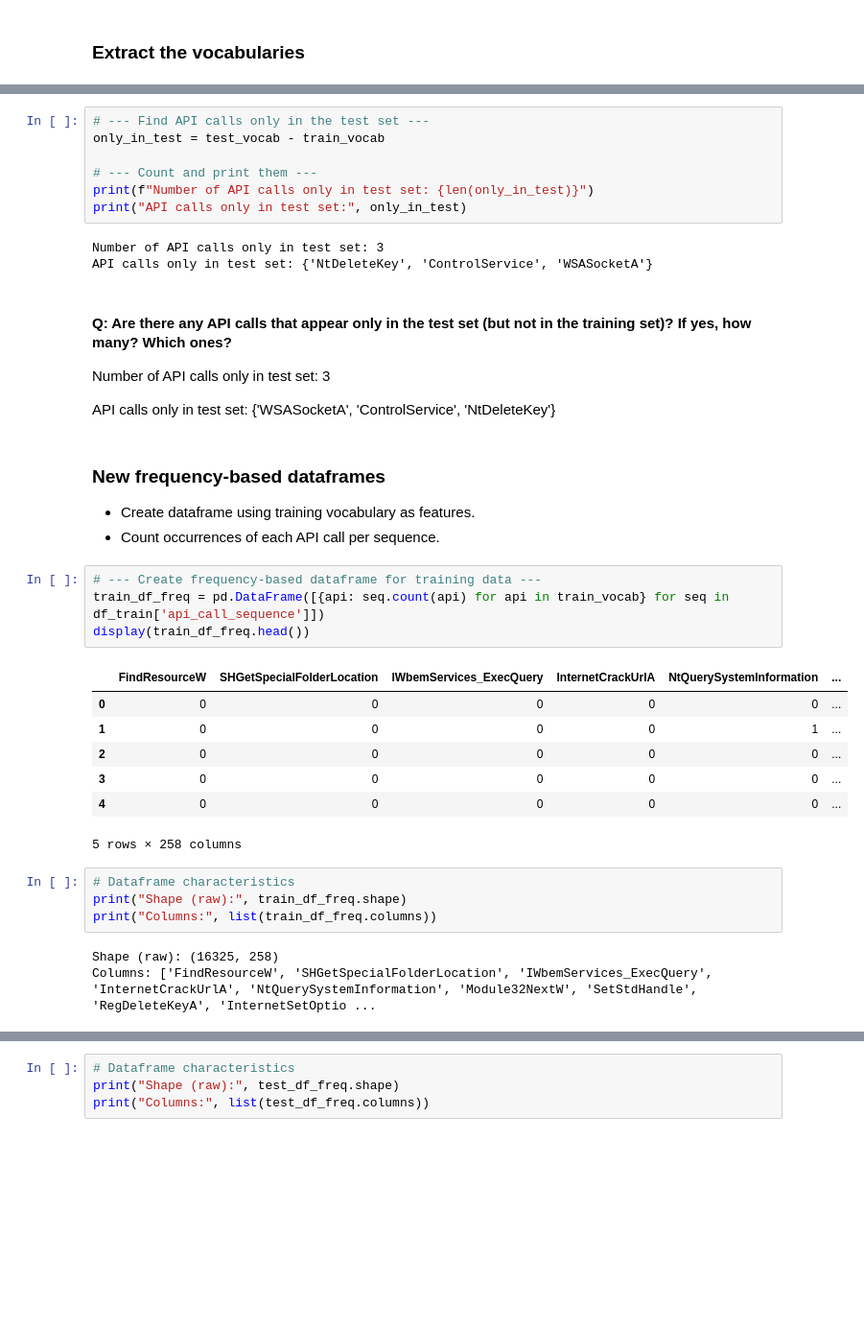
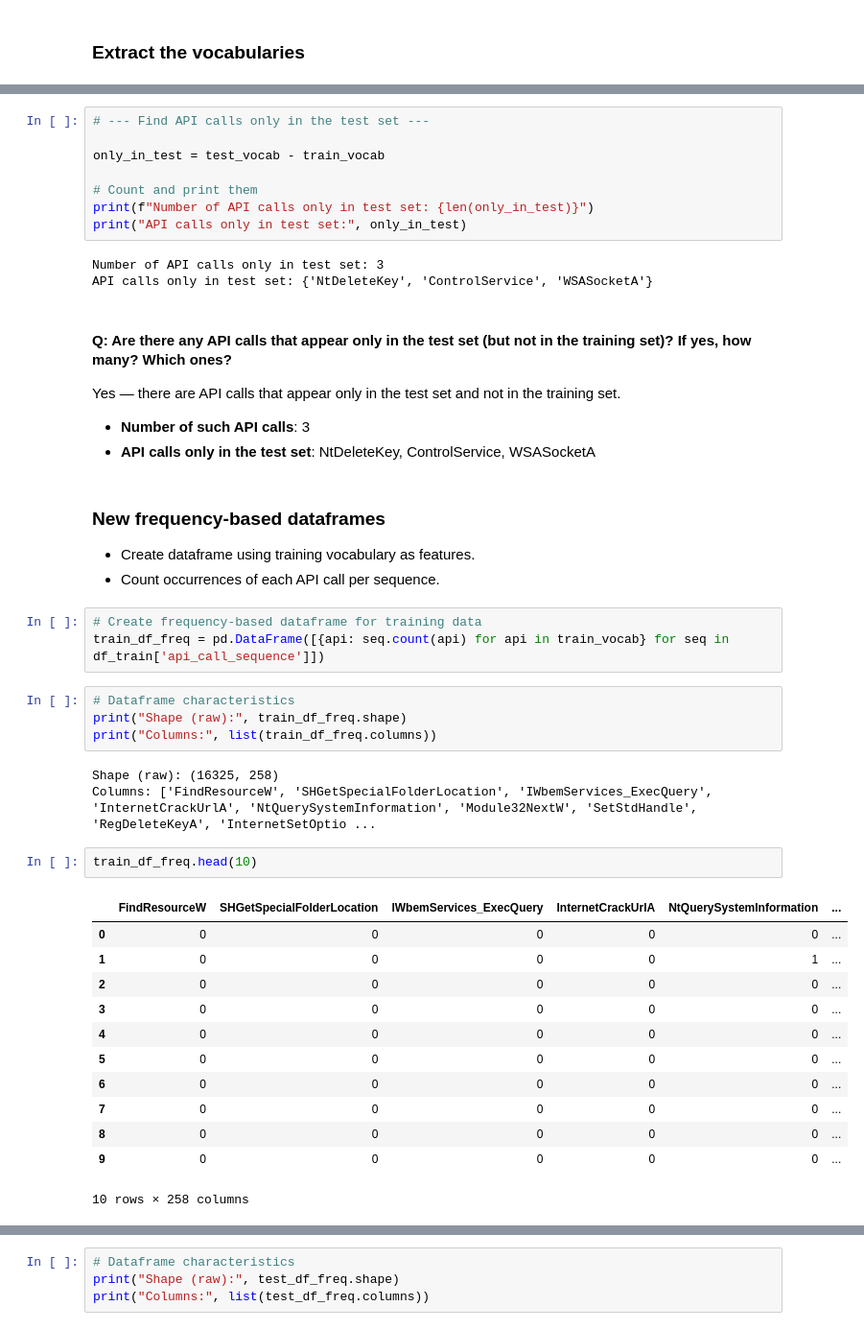
Before and after one commit to AImSecure/Laboratory2, a Jupyter notebook: lab/notebooks/Lab2_FFNN_RNN_GNN.ipynb, the cells around one changed output, grey strips where cells are left out. Shown at 96% size. Saved outputs shown, nothing was run; the diff lists cells and outputs as text; blank space fills up the shorter version.

```diff
--- a/lab/notebooks/Lab2_FFNN_RNN_GNN.ipynb
+++ b/lab/notebooks/Lab2_FFNN_RNN_GNN.ipynb
@@ -268,8 +262,9 @@ API calls only in train set: {'InternetReadFile', 'RtlRemoveVectoredExceptionHan
 # %%
 # --- Find API calls only in the test set ---
+
 only_in_test = test_vocab - train_vocab
 
-# --- Count and print them ---
+# Count and print them
 print(f"Number of API calls only in test set: {len(only_in_test)}")
 print("API calls only in test set:", only_in_test)
 # %% [output]
@@ -278,26 +273,18 @@ API calls only in test set: {'NtDeleteKey', 'ControlService', 'WSASocketA'}
 # %% [markdown]
 #### Q: Are there any API calls that appear only in the test set (but not in the training set)? If yes, how many? Which ones?
 
-Number of API calls only in test set: 3
+Yes — there are API calls that appear only in the test set and not in the training set.
 
-API calls only in test set: {'WSASocketA', 'ControlService', 'NtDeleteKey'}
+- **Number of such API calls**: 3
+- **API calls only in the test set**: NtDeleteKey, ControlService, WSASocketA
 # %% [markdown]
 ### New frequency-based dataframes
 
 - Create dataframe using training vocabulary as features.
 - Count occurrences of each API call per sequence.
 # %%
-# --- Create frequency-based dataframe for training data ---
+# Create frequency-based dataframe for training data
 train_df_freq = pd.DataFrame([{api: seq.count(api) for api in train_vocab} for seq in df_train['api_call_sequence']])
-display(train_df_freq.head())
-# %% [output]
-|  | FindResourceW | SHGetSpecialFolderLocation | IWbemServices_ExecQuery | InternetCrackUrlA | NtQuerySystemInformation | ... |
-| 0 | 0 | 0 | 0 | 0 | 0 | ... |
-| 1 | 0 | 0 | 0 | 0 | 1 | ... |
-| 2 | 0 | 0 | 0 | 0 | 0 | ... |
-| 3 | 0 | 0 | 0 | 0 | 0 | ... |
-| 4 | 0 | 0 | 0 | 0 | 0 | ... |
-5 rows × 258 columns
 # %%
 # Dataframe characteristics
 print("Shape (raw):", train_df_freq.shape)
@@ -305,4 +292,19 @@ print("Columns:", list(train_df_freq.columns))
 # %% [output]
 Shape (raw): (16325, 258)
 Columns: ['FindResourceW', 'SHGetSpecialFolderLocation', 'IWbemServices_ExecQuery', 'InternetCrackUrlA', 'NtQuerySystemInformation', 'Module32NextW', 'SetStdHandle', 'RegDeleteKeyA', 'InternetSetOptio ...
+# %%
+train_df_freq.head(10)
+# %% [output]
+|  | FindResourceW | SHGetSpecialFolderLocation | IWbemServices_ExecQuery | InternetCrackUrlA | NtQuerySystemInformation | ... |
+| 0 | 0 | 0 | 0 | 0 | 0 | ... |
+| 1 | 0 | 0 | 0 | 0 | 1 | ... |
+| 2 | 0 | 0 | 0 | 0 | 0 | ... |
+| 3 | 0 | 0 | 0 | 0 | 0 | ... |
+| 4 | 0 | 0 | 0 | 0 | 0 | ... |
+| 5 | 0 | 0 | 0 | 0 | 0 | ... |
+| 6 | 0 | 0 | 0 | 0 | 0 | ... |
+| 7 | 0 | 0 | 0 | 0 | 0 | ... |
+| 8 | 0 | 0 | 0 | 0 | 0 | ... |
+| 9 | 0 | 0 | 0 | 0 | 0 | ... |
+10 rows × 258 columns
 # %%
```
Also changed, not shown: parts of 49 cells of this notebook.
